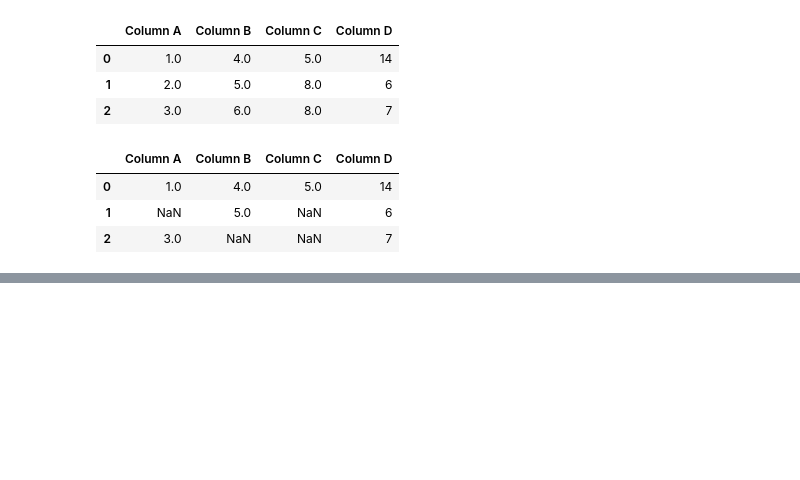
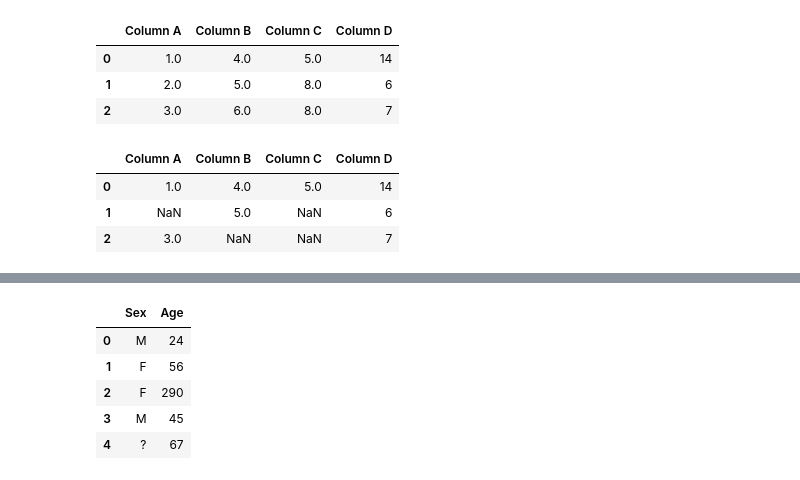
Before and after one commit to Yanil01/pandas_, a Jupyter notebook: main.ipynb, the cells around one changed output, grey strips where cells are left out. Drawn from its saved outputs; the diff is of its cells as text; code cells hidden in the pictures; blank space fills up the shorter version.

```diff
--- a/main.ipynb
+++ b/main.ipynb
@@ -1008,0 +1033,9 @@ df
+# %%
+df.replace('D','M') # replace the value of the df
+# %% [output]
+|  | Sex | Age |
+| 0 | M | 24 |
+| 1 | F | 56 |
+| 2 | F | 290 |
+| 3 | M | 45 |
+| 4 | ? | 67 |
```
Also changed, not shown: parts of 8 cells of this notebook.
